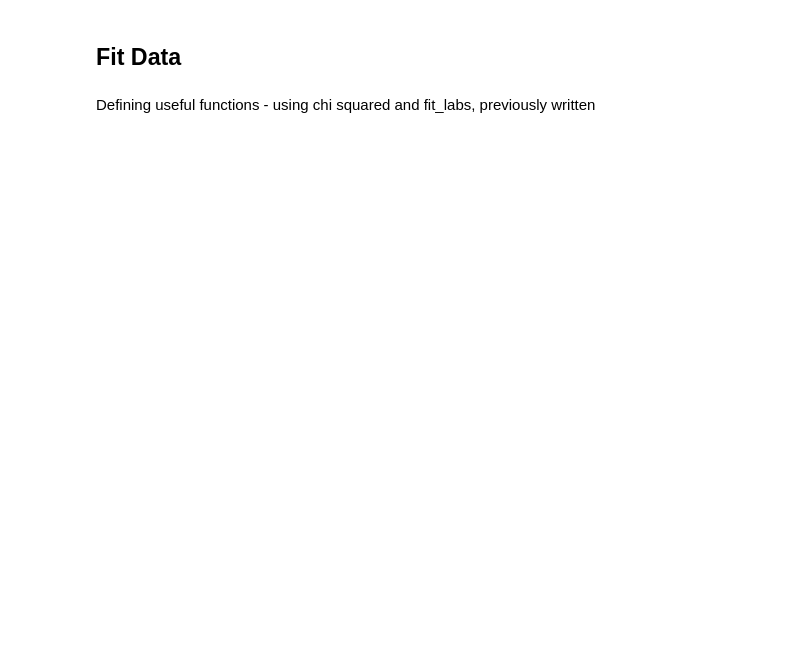
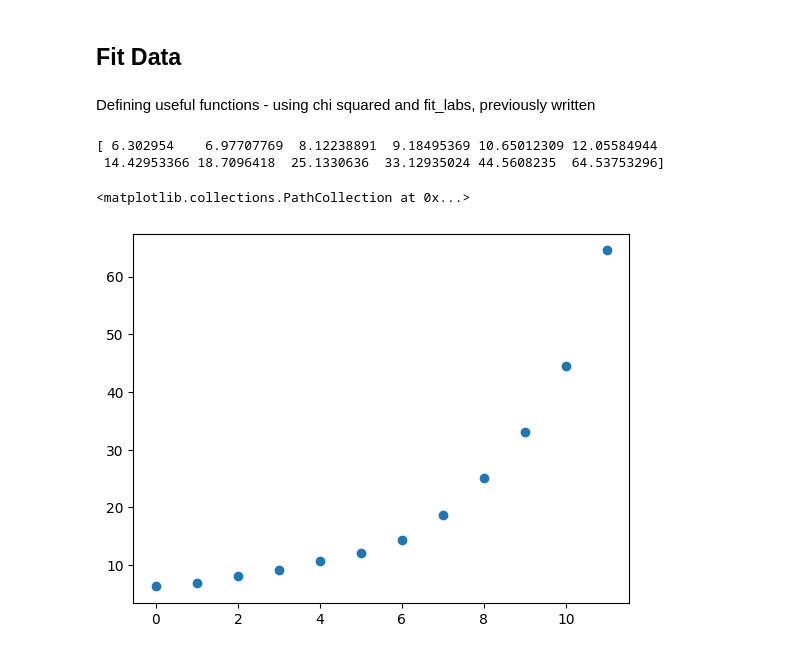
Before and after one commit to akay8/Level4Project, a Jupyter notebook: test_file.ipynb, the cells around one changed output. Cells and saved outputs as stored; diff of their text form; code cells hidden in the pictures; blank space fills up the shorter version.

Commit message:
calculated 12 waists and all look very pretty!

```diff
--- a/test_file.ipynb
+++ b/test_file.ipynb
@@ -106,8 +115,8 @@ for i in range(12):
 ## Fit Data
 # %%
 # Redefining x and y
-x = shifted_distances
-y = norm_amp
+x = all_distances[0]
+y = all_amps[0]
 # %% [markdown]
 Defining useful functions - using chi squared and fit_labs, previously written
 # %%
@@ -136,20 +145,20 @@ def fit_labs(xdata,ydata, yerrors, function, initial_guess):
 
     perrors = np.sqrt(np.diag(covariance))
 
-    chisq_min = chi_squared(parameters,
-                        function,
-                        xdata,
-                        ydata,
-                        yerrors)
+    # chisq_min = chi_squared(parameters,
+    #                     function,
+    #                     xdata,
+    #                     ydata,
+    #                     yerrors)
 
-    chisq_reduced = chisq_min / dof
+    # chisq_reduced = chisq_min / dof
 
-    p_value = scipy.stats.chi2.sf(chisq_min, dof)
+    # p_value = scipy.stats.chi2.sf(chisq_min, dof)
 
     yfit = function(xdata, *parameters)
 
-    return yfit, parameters, perrors, chisq_reduced, p_value, dof
+    return yfit, parameters, perrors
 # %%
 def Gauss(x, W): ### Defien Gaussian with FOUR parameters
-    y = np.exp(-2*x**2 / W**2)
+    y = np.exp((-2*(x**2) / W**2))
     return y
@@ -158 +165,19 @@ yfit, parameters, perrors, chisq_reduced, p_value, dof = fit_labs(x,y, 0, Gauss,
+# %%
+waists = np.zeros(len(all_distances))
+y_fits = []
+waist_errors = np.zeros(len(all_distances))
+
+
+for i in range(len(all_distances)):
+    singlefit, waists[i], waist_errors[i] = fit_labs(all_distances[i],all_amps[i], 0, Gauss, 10)
+    y_fits.append(singlefit)
+
+print(waists)
+
+plt.scatter(np.arange(12),waists)
+# %% [output]
+[ 6.302954    6.97707769  8.12238891  9.18495369 10.65012309 12.05584944
+ 14.42953366 18.7096418  25.1330636  33.12935024 44.5608235  64.53753296]
+<matplotlib.collections.PathCollection at 0x...>
+[figure, added]
 # %%
```
Also changed, not shown: parts of 5 cells of this notebook.
